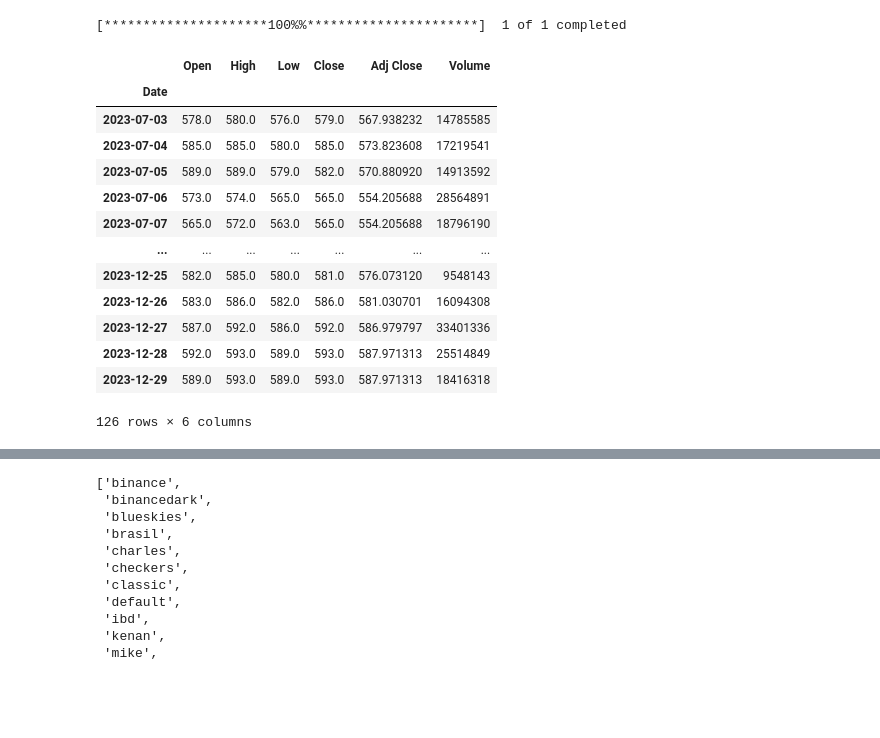
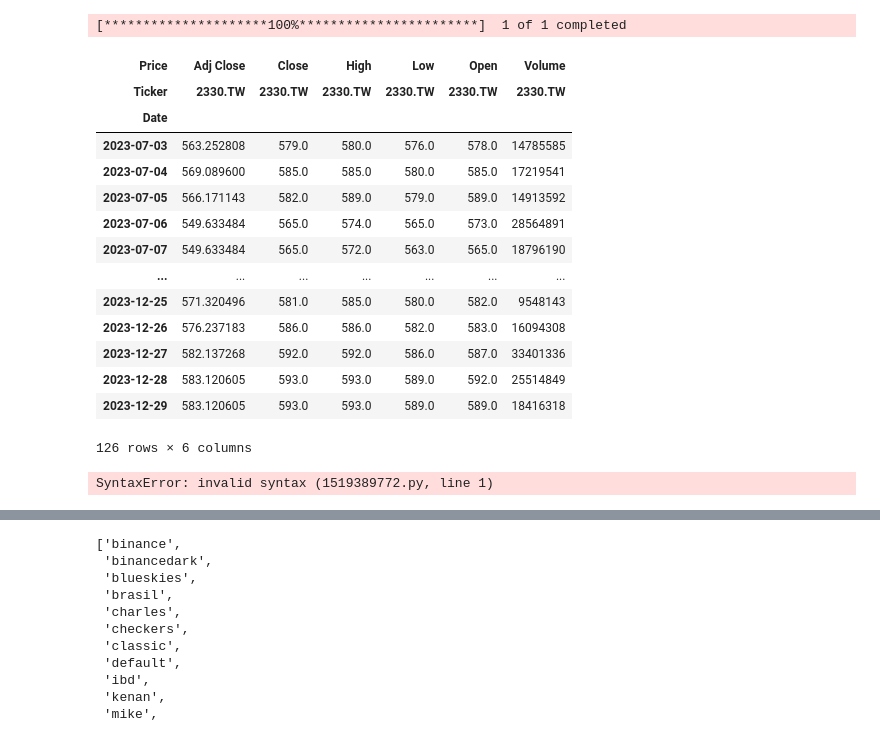
Before and after one commit to lzrong0203/write_share_robots, a Jupyter notebook: 課程範例程式/ch18/18-4.ipynb, the cells around one changed output, grey strips where cells are left out. Saved outputs shown, nothing was run; the diff lists cells and outputs as text; code cells hidden in the pictures; blank space fills up the shorter version.

```diff
--- a/課程範例程式/ch18/18-4.ipynb
+++ b/課程範例程式/ch18/18-4.ipynb
@@ -1,27 +1,32 @@
 # %%
 import pandas as pd
 import matplotlib.pyplot as plt
 import yfinance as yf
 
 ticker = '2330.tw'
-data = yf.download(ticker, start="2023-07-01", end="2023-12-31")
+data = yf.download(ticker, start="2023-07-01", end="2023-12-31", auto_adjust=False)
 data
 # %% [output]
-[*********************100%%**********************]  1 of 1 completed
+[*********************100%***********************]  1 of 1 completed
-|  | Open | High | Low | Close | Adj Close | Volume |
+| Price | Adj Close | Close | High | Low | Open | Volume |
+| Ticker | 2330.TW | 2330.TW | 2330.TW | 2330.TW | 2330.TW | 2330.TW |
 | Date |  |  |  |  |  |  |
-| 2023-07-03 | 578.0 | 580.0 | 576.0 | 579.0 | 567.938232 | 14785585 |
-| 2023-07-04 | 585.0 | 585.0 | 580.0 | 585.0 | 573.823608 | 17219541 |
-| 2023-07-05 | 589.0 | 589.0 | 579.0 | 582.0 | 570.880920 | 14913592 |
-| 2023-07-06 | 573.0 | 574.0 | 565.0 | 565.0 | 554.205688 | 28564891 |
-| 2023-07-07 | 565.0 | 572.0 | 563.0 | 565.0 | 554.205688 | 18796190 |
+| 2023-07-03 | 563.252808 | 579.0 | 580.0 | 576.0 | 578.0 | 14785585 |
+| 2023-07-04 | 569.089600 | 585.0 | 585.0 | 580.0 | 585.0 | 17219541 |
+| 2023-07-05 | 566.171143 | 582.0 | 589.0 | 579.0 | 589.0 | 14913592 |
+| 2023-07-06 | 549.633484 | 565.0 | 574.0 | 565.0 | 573.0 | 28564891 |
+| 2023-07-07 | 549.633484 | 565.0 | 572.0 | 563.0 | 565.0 | 18796190 |
 | ... | ... | ... | ... | ... | ... | ... |
-| 2023-12-25 | 582.0 | 585.0 | 580.0 | 581.0 | 576.073120 | 9548143 |
-| 2023-12-26 | 583.0 | 586.0 | 582.0 | 586.0 | 581.030701 | 16094308 |
-| 2023-12-27 | 587.0 | 592.0 | 586.0 | 592.0 | 586.979797 | 33401336 |
-| 2023-12-28 | 592.0 | 593.0 | 589.0 | 593.0 | 587.971313 | 25514849 |
-| 2023-12-29 | 589.0 | 593.0 | 589.0 | 593.0 | 587.971313 | 18416318 |
+| 2023-12-25 | 571.320496 | 581.0 | 585.0 | 580.0 | 582.0 | 9548143 |
+| 2023-12-26 | 576.237183 | 586.0 | 586.0 | 582.0 | 583.0 | 16094308 |
+| 2023-12-27 | 582.137268 | 592.0 | 592.0 | 586.0 | 587.0 | 33401336 |
+| 2023-12-28 | 583.120605 | 593.0 | 593.0 | 589.0 | 592.0 | 25514849 |
+| 2023-12-29 | 583.120605 | 593.0 | 593.0 | 589.0 | 589.0 | 18416318 |
 126 rows × 6 columns
+# %%
+data.
+# %% [output]
+SyntaxError: invalid syntax (1519389772.py, line 1)
 # %%
 import mplfinance as mpf
 
```
Also changed, not shown: parts of 1 cell of this notebook, 33 other files.
